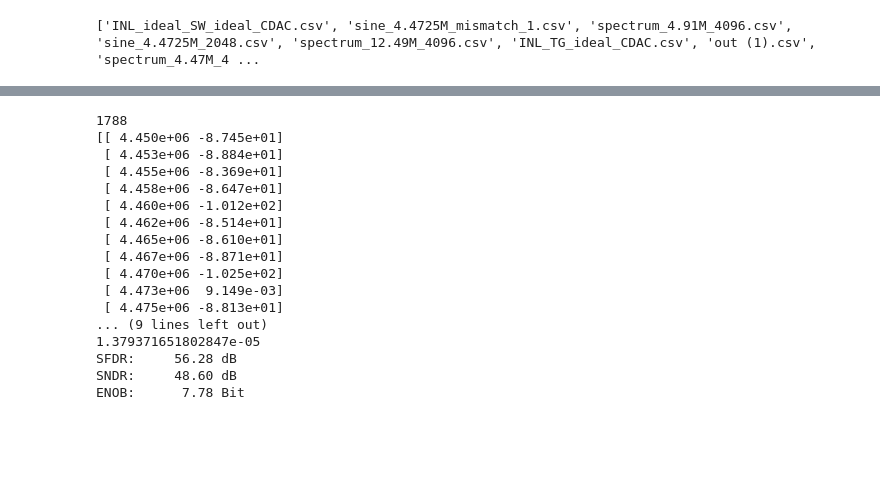
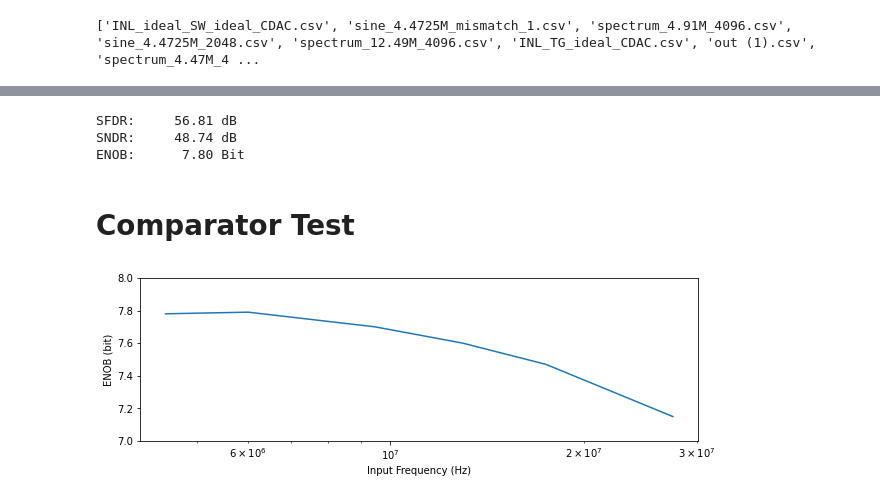
Before and after one commit to delight457/circuit_measurements, a Jupyter notebook: noise_measurement.ipynb, the cells around one changed output, grey strips where cells are left out. Saved outputs shown, nothing was run; the diff lists cells and outputs as text; code cells hidden in the pictures; blank space fills up the shorter version.

```diff
--- a/noise_measurement.ipynb
+++ b/noise_measurement.ipynb
@@ -39,8 +41,14 @@ sfdr = max(
 ) * (-1)
 
 total_noise_power = 0
-print(int(signal_freq / freq_resolution))
-print(spectrum[1780:1800])
+total_signal_power = 0
+# print(int(signal_freq / freq_resolution))
+# print(spectrum[1780:1800])
+
+for i in range(int(signal_freq / freq_resolution) - 2, int(signal_freq / freq_resolution) + 2):
+    amplitude = 10 ** (spectrum[i, 1] / 20)
+    total_signal_power += amplitude ** 2
+
 for i in range(1, len(spectrum)):
     if((int(signal_freq / freq_resolution) - 2< i) and (int(signal_freq / freq_resolution) + 2 > i)):
         pass
@@ -48,28 +56,28 @@ for i in range(1, len(spectrum)):
         amplitude = 10 ** (spectrum[i, 1] / 20)
         total_noise_power += amplitude ** 2
 
-print(total_noise_power)
-snr = -10 * np.log10(total_noise_power)
+snr = 10 * np.log10(total_signal_power / total_noise_power)
 enob = (snr - 1.76) / 6.02
 
 print("SFDR:    {:6.2f} dB".format(sfdr))
 print("SNDR:    {:6.2f} dB".format(snr))
 print("ENOB:    {:6.2f} Bit".format(enob))
 # %% [output]
-1788
-[[ 4.450e+06 -8.745e+01]
- [ 4.453e+06 -8.884e+01]
- [ 4.455e+06 -8.369e+01]
- [ 4.458e+06 -8.647e+01]
- [ 4.460e+06 -1.012e+02]
- [ 4.462e+06 -8.514e+01]
- [ 4.465e+06 -8.610e+01]
- [ 4.467e+06 -8.871e+01]
- [ 4.470e+06 -1.025e+02]
- [ 4.473e+06  9.149e-03]
- [ 4.475e+06 -8.813e+01]
-... (9 lines left out)
-1.379371651802847e-05
-SFDR:     56.28 dB
-SNDR:     48.60 dB
-ENOB:      7.78 Bit
+SFDR:     56.81 dB
+SNDR:     48.74 dB
+ENOB:      7.80 Bit
+# %% [markdown]
+# Comparator Test
+# %%
+input_voltage = [4.47e6, 6.01e6, 9.47e6, 12.97e6, 17.47e6, 27.53e6]
+compare_time = [7.78, 7.79, 7.70, 7.60, 7.47, 7.15]
+
+plt.plot(input_voltage, compare_time)
+plt.ylabel("ENOB (bit)")
+plt.ylim(7,8)
+plt.xlabel("Input Frequency (Hz)")
+plt.rcParams["figure.figsize"] = (10, 3)
+plt.xscale("log")
+plt.show()
+# %% [output]
+[figure, added]
```
Also changed, not shown: parts of 2 cells of this notebook, 2 other files.
